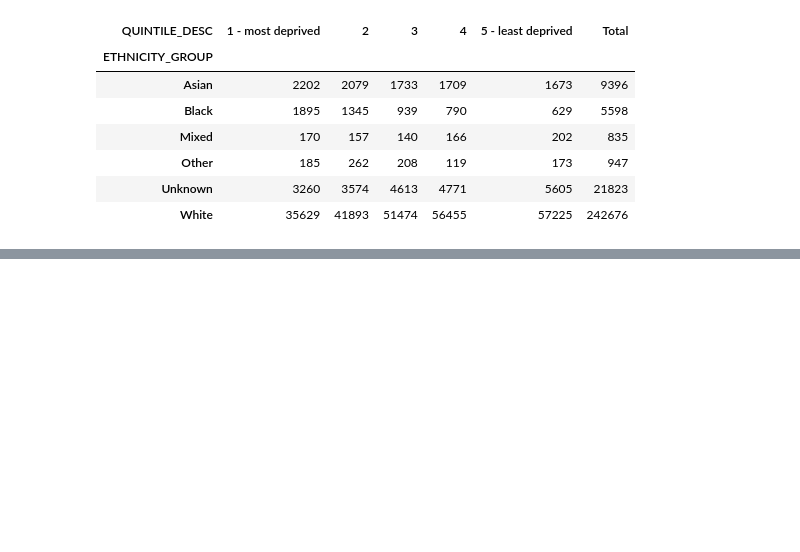
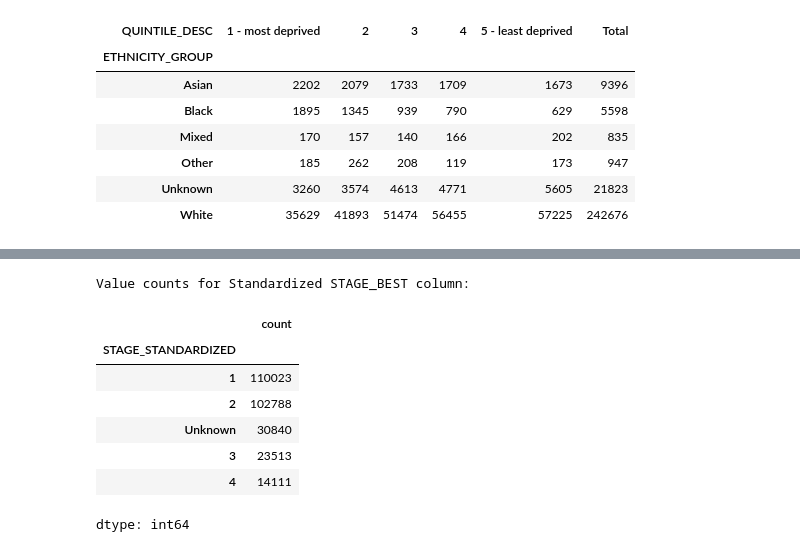
Before and after one commit to SharonOkolo/HDR-UK-Grp-7-Technical-Challenge, a Jupyter notebook: Breast_Cancer_Exploration.ipynb, the cells around one changed output, grey strips where cells are left out. Drawn from its saved outputs; the diff is of its cells as text; code cells hidden in the pictures; blank space fills up the shorter version.

```diff
--- a/Breast_Cancer_Exploration.ipynb
+++ b/Breast_Cancer_Exploration.ipynb
@@ -613,0 +627,30 @@ display(contingency_table_eth_dep)
+# %%
+def standardize_stage(stage):
+    if pd.isna(stage) or stage in ['?', 'U']:
+        return 'Unknown'
+    stage_str = str(stage)
+    if stage_str.startswith('1'):
+        return '1'
+    elif stage_str.startswith('2'):
+        return '2'
+    elif stage_str.startswith('3'):
+        return '3'
+    elif stage_str.startswith('4'):
+        return '4'
+    else:
+        return 'Unknown' # Catch any other unexpected values
+
+patient_c50.loc[:, 'STAGE_STANDARDIZED'] = patient_c50['STAGE_BEST'].apply(standardize_stage)
+
+print("Value counts for Standardized STAGE_BEST column:")
+display(patient_c50['STAGE_STANDARDIZED'].value_counts())
+# %% [output]
+Value counts for Standardized STAGE_BEST column:
+|  | count |
+| STAGE_STANDARDIZED |  |
+| 1 | 110023 |
+| 2 | 102788 |
+| Unknown | 30840 |
+| 3 | 23513 |
+| 4 | 14111 |
+dtype: int64
```
Also changed, not shown: parts of 14 cells of this notebook.
